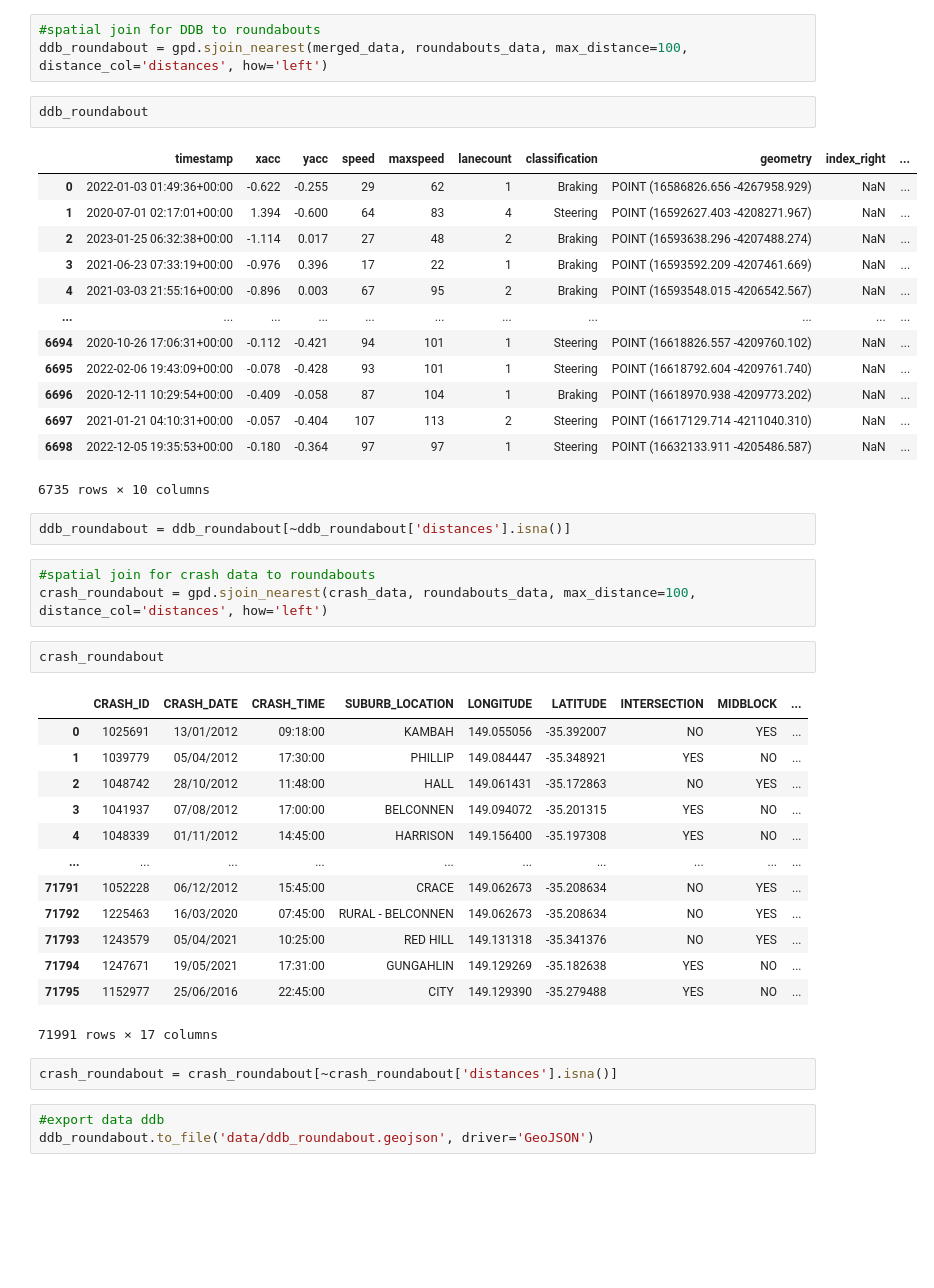
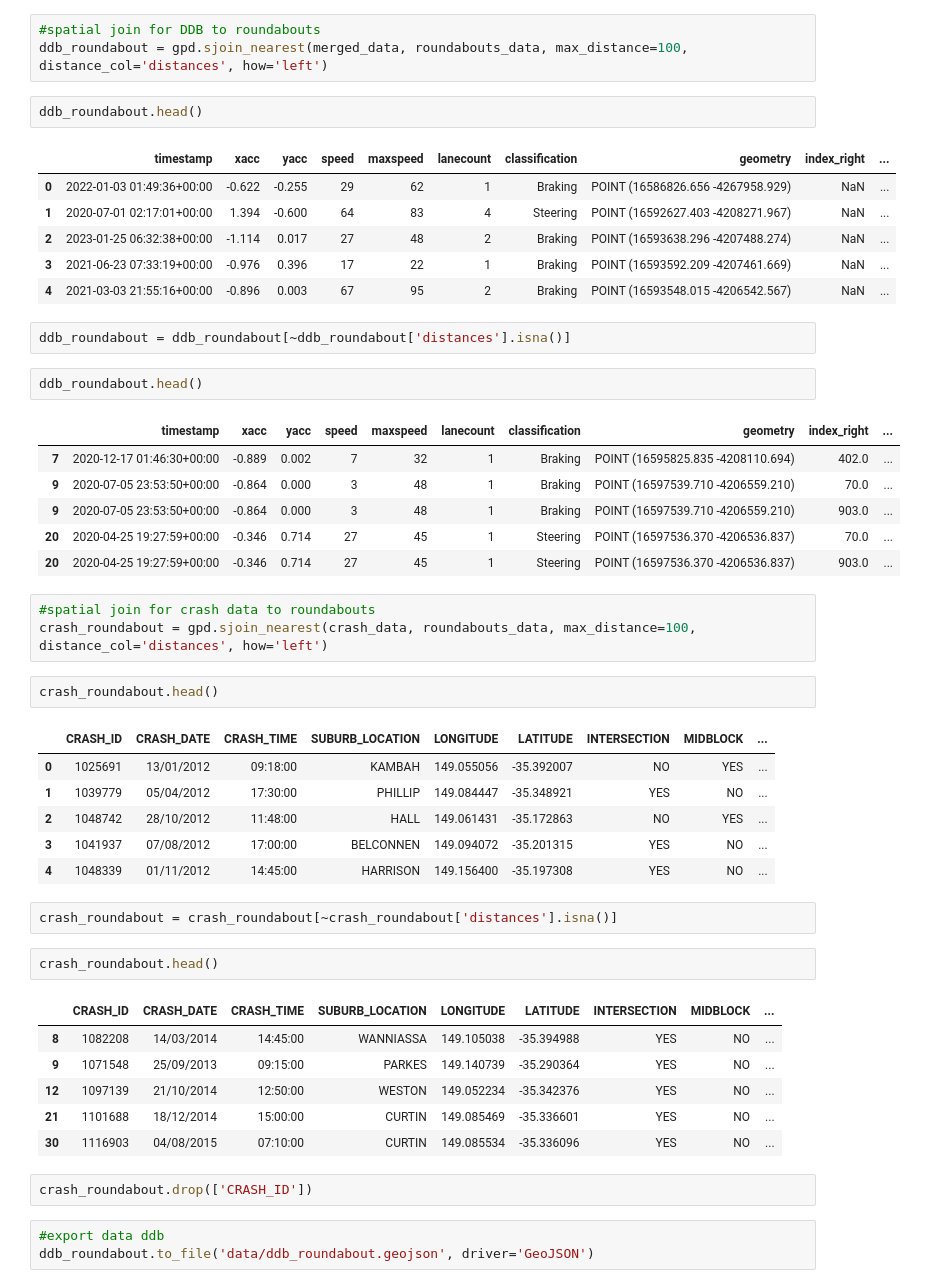
Before and after one commit to tylershienlim/python-CompassIoT-Capstone, a Jupyter notebook: DD-Roundabout-13657919.ipynb, the cells around one changed output. Cells and saved outputs as stored; diff of their text form; blank space fills up the shorter version.

```diff
--- a/DD-Roundabout-13657919.ipynb
+++ b/DD-Roundabout-13657919.ipynb
@@ -141,28 +143,30 @@ Datum: World Geodetic System 1984 ensemble
 #spatial join for DDB to roundabouts
 ddb_roundabout = gpd.sjoin_nearest(merged_data, roundabouts_data, max_distance=100, distance_col='distances', how='left')
 # %%
-ddb_roundabout
+ddb_roundabout.head()
 # %% [output]
 |  | timestamp | xacc | yacc | speed | maxspeed | lanecount | classification | geometry | index_right | ... |
 | 0 | 2022-01-03 01:49:36+00:00 | -0.622 | -0.255 | 29 | 62 | 1 | Braking | POINT (16586826.656 -4267958.929) | NaN | ... |
 | 1 | 2020-07-01 02:17:01+00:00 | 1.394 | -0.600 | 64 | 83 | 4 | Steering | POINT (16592627.403 -4208271.967) | NaN | ... |
 | 2 | 2023-01-25 06:32:38+00:00 | -1.114 | 0.017 | 27 | 48 | 2 | Braking | POINT (16593638.296 -4207488.274) | NaN | ... |
 | 3 | 2021-06-23 07:33:19+00:00 | -0.976 | 0.396 | 17 | 22 | 1 | Braking | POINT (16593592.209 -4207461.669) | NaN | ... |
 | 4 | 2021-03-03 21:55:16+00:00 | -0.896 | 0.003 | 67 | 95 | 2 | Braking | POINT (16593548.015 -4206542.567) | NaN | ... |
-| ... | ... | ... | ... | ... | ... | ... | ... | ... | ... | ... |
-| 6694 | 2020-10-26 17:06:31+00:00 | -0.112 | -0.421 | 94 | 101 | 1 | Steering | POINT (16618826.557 -4209760.102) | NaN | ... |
-| 6695 | 2022-02-06 19:43:09+00:00 | -0.078 | -0.428 | 93 | 101 | 1 | Steering | POINT (16618792.604 -4209761.740) | NaN | ... |
-| 6696 | 2020-12-11 10:29:54+00:00 | -0.409 | -0.058 | 87 | 104 | 1 | Braking | POINT (16618970.938 -4209773.202) | NaN | ... |
-| 6697 | 2021-01-21 04:10:31+00:00 | -0.057 | -0.404 | 107 | 113 | 2 | Steering | POINT (16617129.714 -4211040.310) | NaN | ... |
-| 6698 | 2022-12-05 19:35:53+00:00 | -0.180 | -0.364 | 97 | 97 | 1 | Steering | POINT (16632133.911 -4205486.587) | NaN | ... |
-6735 rows × 10 columns
 # %%
 ddb_roundabout = ddb_roundabout[~ddb_roundabout['distances'].isna()]
+# %%
+ddb_roundabout.head()
+# %% [output]
+|  | timestamp | xacc | yacc | speed | maxspeed | lanecount | classification | geometry | index_right | ... |
+| 7 | 2020-12-17 01:46:30+00:00 | -0.889 | 0.002 | 7 | 32 | 1 | Braking | POINT (16595825.835 -4208110.694) | 402.0 | ... |
+| 9 | 2020-07-05 23:53:50+00:00 | -0.864 | 0.000 | 3 | 48 | 1 | Braking | POINT (16597539.710 -4206559.210) | 70.0 | ... |
+| 9 | 2020-07-05 23:53:50+00:00 | -0.864 | 0.000 | 3 | 48 | 1 | Braking | POINT (16597539.710 -4206559.210) | 903.0 | ... |
+| 20 | 2020-04-25 19:27:59+00:00 | -0.346 | 0.714 | 27 | 45 | 1 | Steering | POINT (16597536.370 -4206536.837) | 70.0 | ... |
+| 20 | 2020-04-25 19:27:59+00:00 | -0.346 | 0.714 | 27 | 45 | 1 | Steering | POINT (16597536.370 -4206536.837) | 903.0 | ... |
 # %%
 #spatial join for crash data to roundabouts
 crash_roundabout = gpd.sjoin_nearest(crash_data, roundabouts_data, max_distance=100, distance_col='distances', how='left')
 # %%
-crash_roundabout
+crash_roundabout.head()
 # %% [output]
 |  | CRASH_ID | CRASH_DATE | CRASH_TIME | SUBURB_LOCATION | LONGITUDE | LATITUDE | INTERSECTION | MIDBLOCK | ... |
 | 0 | 1025691 | 13/01/2012 | 09:18:00 | KAMBAH | 149.055056 | -35.392007 | NO | YES | ... |
@@ -170,15 +174,19 @@ crash_roundabout
 | 2 | 1048742 | 28/10/2012 | 11:48:00 | HALL | 149.061431 | -35.172863 | NO | YES | ... |
 | 3 | 1041937 | 07/08/2012 | 17:00:00 | BELCONNEN | 149.094072 | -35.201315 | YES | NO | ... |
 | 4 | 1048339 | 01/11/2012 | 14:45:00 | HARRISON | 149.156400 | -35.197308 | YES | NO | ... |
-| ... | ... | ... | ... | ... | ... | ... | ... | ... | ... |
-| 71791 | 1052228 | 06/12/2012 | 15:45:00 | CRACE | 149.062673 | -35.208634 | NO | YES | ... |
-| 71792 | 1225463 | 16/03/2020 | 07:45:00 | RURAL - BELCONNEN | 149.062673 | -35.208634 | NO | YES | ... |
-| 71793 | 1243579 | 05/04/2021 | 10:25:00 | RED HILL | 149.131318 | -35.341376 | NO | YES | ... |
-| 71794 | 1247671 | 19/05/2021 | 17:31:00 | GUNGAHLIN | 149.129269 | -35.182638 | YES | NO | ... |
-| 71795 | 1152977 | 25/06/2016 | 22:45:00 | CITY | 149.129390 | -35.279488 | YES | NO | ... |
-71991 rows × 17 columns
 # %%
 crash_roundabout = crash_roundabout[~crash_roundabout['distances'].isna()]
+# %%
+crash_roundabout.head()
+# %% [output]
+|  | CRASH_ID | CRASH_DATE | CRASH_TIME | SUBURB_LOCATION | LONGITUDE | LATITUDE | INTERSECTION | MIDBLOCK | ... |
+| 8 | 1082208 | 14/03/2014 | 14:45:00 | WANNIASSA | 149.105038 | -35.394988 | YES | NO | ... |
+| 9 | 1071548 | 25/09/2013 | 09:15:00 | PARKES | 149.140739 | -35.290364 | YES | NO | ... |
+| 12 | 1097139 | 21/10/2014 | 12:50:00 | WESTON | 149.052234 | -35.342376 | YES | NO | ... |
+| 21 | 1101688 | 18/12/2014 | 15:00:00 | CURTIN | 149.085469 | -35.336601 | YES | NO | ... |
+| 30 | 1116903 | 04/08/2015 | 07:10:00 | CURTIN | 149.085534 | -35.336096 | YES | NO | ... |
+# %%
+crash_roundabout.drop(['CRASH_ID'])
 # %%
 #export data ddb
 ddb_roundabout.to_file('data/ddb_roundabout.geojson', driver='GeoJSON')
```
Also changed, not shown: parts of 9 cells of this notebook.
